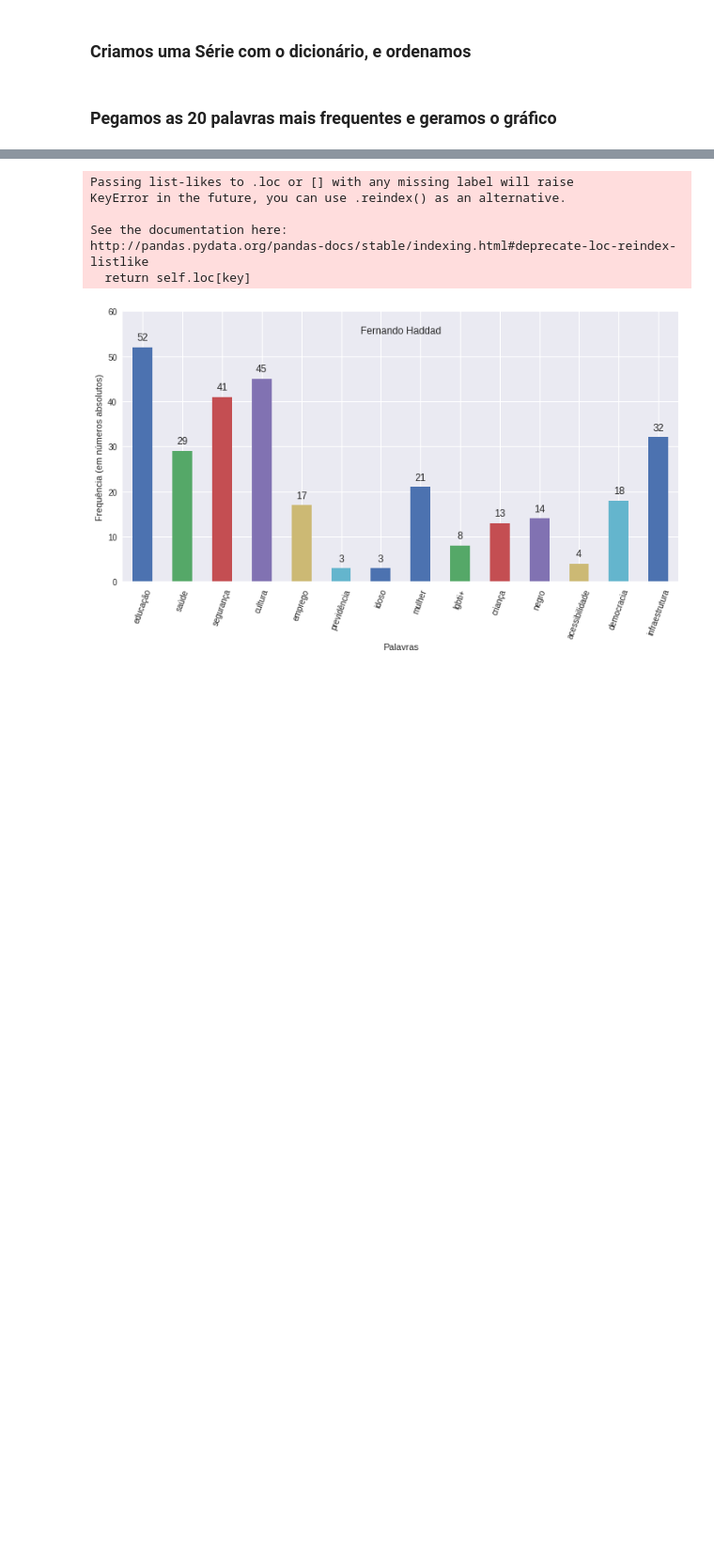
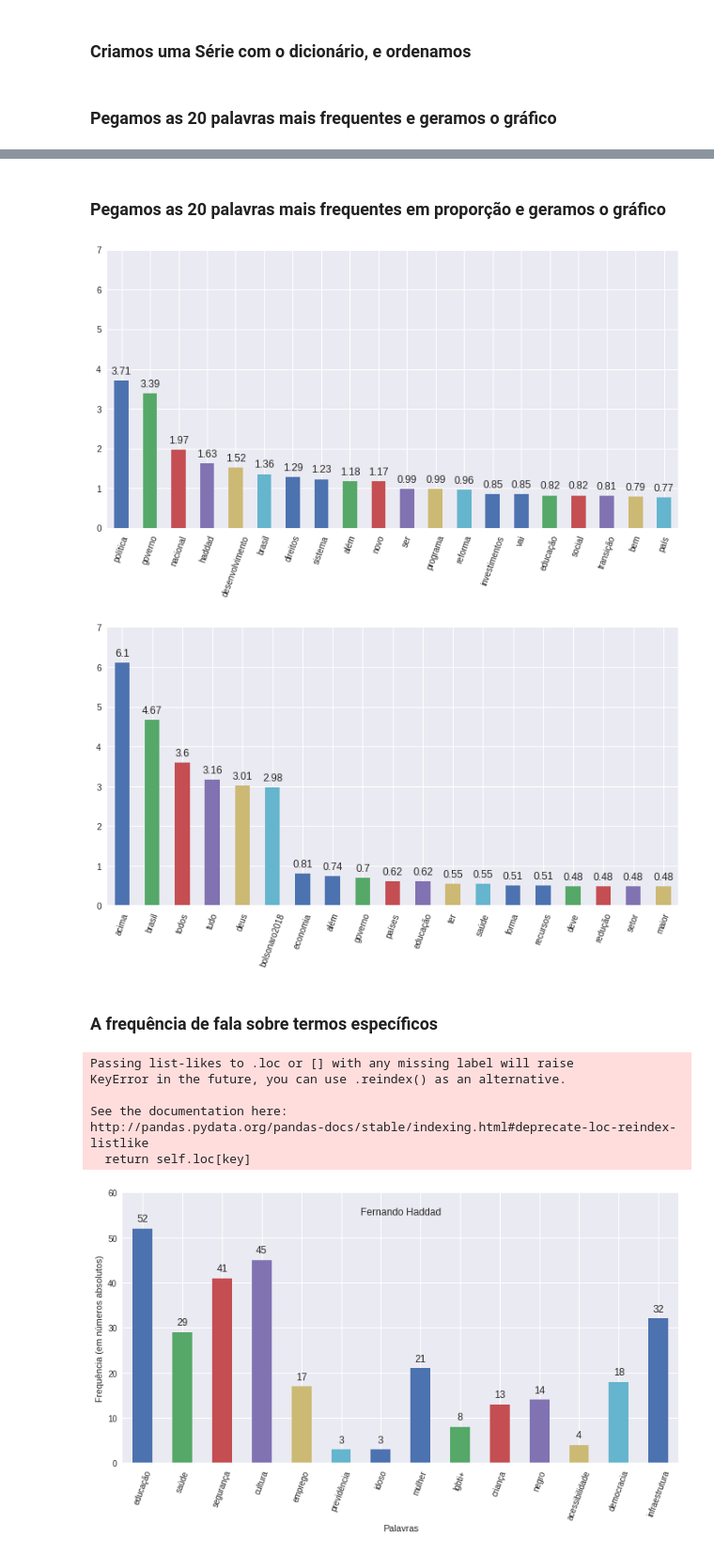
Before and after one commit to MatheusFreitag/planosDeGoverno, a Jupyter notebook: Planos_de_Governo.ipynb, the cells around one changed output, grey strips where cells are left out. Shown at 94% size. Saved outputs shown, nothing was run; the diff lists cells and outputs as text; code cells hidden in the pictures; blank space fills up the shorter version.

```diff
--- a/Planos_de_Governo.ipynb
+++ b/Planos_de_Governo.ipynb
@@ -134,3 +148,44 @@ for rect, label in zip(rects, y_labels):
+# %% [markdown]
+### Pegamos as 20 palavras mais frequentes em proporção e geramos o gráfico
+# %%
+#Haddad
+
+data_Haddad_prop = data_Haddad[0:20] / len(series_Haddad) * 100
+
+x_labels = data_Haddad_prop.index
+y_labels = np.around(data_Haddad_prop.values, decimals=2)
+plt.figure(figsize=(12, 6))
+ax = pd.Series(y_labels).plot(kind='bar')
+ax.set_xticklabels(x_labels)
+ax.set_ylim(ymin=0, ymax=7)
+plt.xticks(rotation=70)
+rects = ax.patches
+for rect, label in zip(rects, y_labels):
+    height = rect.get_height()
+    ax.text(rect.get_x() + rect.get_width()/2, height + 0.1, label, ha='center', va='bottom')
+
+
+
+#Bolsonaro
+data_Bolsonaro_prop = data_Bolsonaro[0:6] / (len(series_Bolsonaro)-1) * 100
+data_Bolsonaro_prop = data_Bolsonaro_prop.append(data_Bolsonaro[7:21] / (len(series_Bolsonaro)-1) * 100)
+
+x_labels = data_Bolsonaro_prop.index
+y_labels = np.around(data_Bolsonaro_prop.values, decimals=2)
+plt.figure(figsize=(12, 6))
+ax = pd.Series(y_labels).plot(kind='bar')
+ax.set_xticklabels(x_labels)
+ax.set_ylim(ymin=0, ymax=7)
+plt.xticks(rotation=70)
+rects = ax.patches
+for rect, label in zip(rects, y_labels):
+    height = rect.get_height()
+    ax.text(rect.get_x() + rect.get_width()/2, height + 0.1, label , ha='center', va='bottom')
+# %% [output]
+[figure, added]
+[figure, added]
+# %% [markdown]
+### A frequência de fala sobre termos específicos
 # %%
 topicosEspecificos = ['educação','saúde','segurança','cultura','emprego','previdência', 'idoso','mulher','lgbti+','criança', 'negro', 'acessibilidade','democracia','infraestrutura']
 
```
Also changed, not shown: parts of 8 cells of this notebook.
